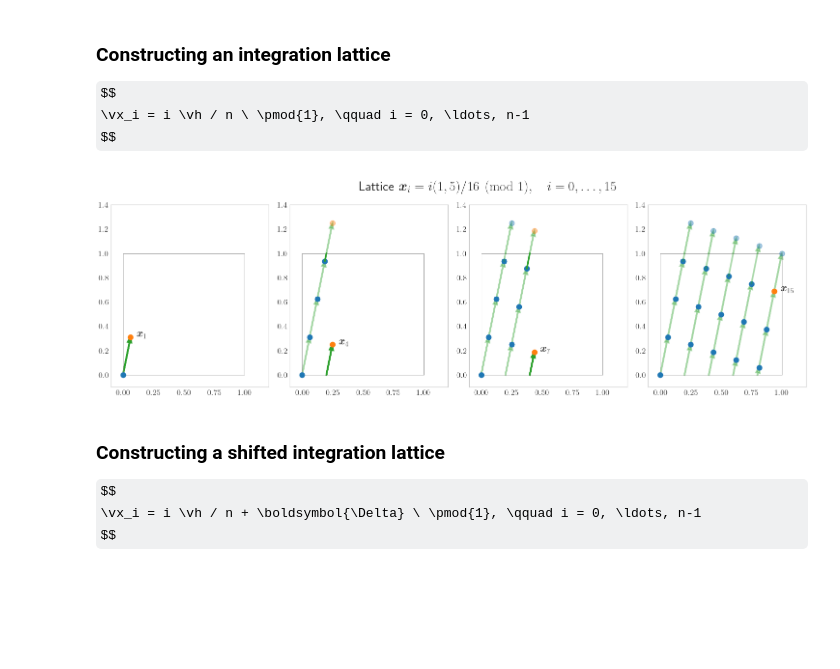
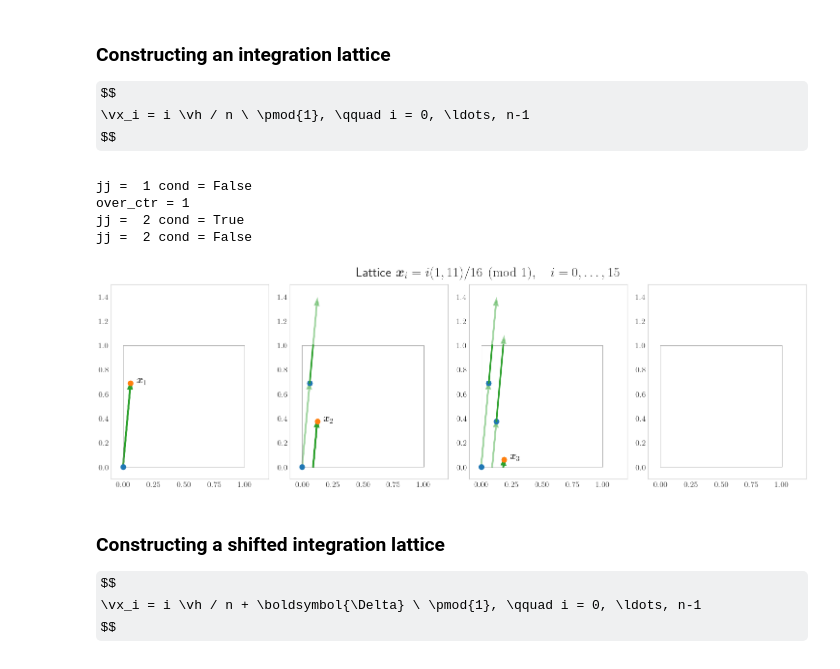
Before and after one commit to QMCSoftware/QMCSoftware, a Jupyter notebook: demos/talk_paper_demos/MCQMC2024Tutorial/MCQMC2024Tutorial.ipynb, the cells around one changed output. Saved outputs shown, nothing was run; the diff lists cells and outputs as text; code cells hidden in the pictures; some formulas as TeX source; blank space fills up the shorter version.

```diff
--- a/demos/talk_paper_demos/MCQMC2024Tutorial/MCQMC2024Tutorial.ipynb
+++ b/demos/talk_paper_demos/MCQMC2024Tutorial/MCQMC2024Tutorial.ipynb
@@ -133,9 +139,11 @@ $$
 \vx_i = i \vh / n \ \pmod{1}, \qquad i = 0, \ldots, n-1
 $$
 # %%
-h_gen = np.array([1, 5, 3])
+h_gen = np.array([1, 11])
 n = 16
-x_lat = np.mod(np.arange(0,n).reshape(n,1)*h_gen.reshape(1,3)/n,1)
+d = h_gen.size
+x_lat = np.mod(np.arange(0,n).reshape(n,1)*h_gen.reshape(1,d)/n,1)
+#x_lat = qp.Lattice(d,randomize = False).gen_samples(n)
 dot_size = 15
 line_width = 2.5
 al_fade = 0.4
@@ -146,7 +154,7 @@ n_plt = 4
 fig, ax = plt.subplots(1,n_plt,figsize = (15,5))
 for ii in range(n_plt):
     ax[ii].set_xlim([-0.1, 1.2])
-    ax[ii].set_ylim([-0.1, 1.4])
+    ax[ii].set_ylim([-0.1, 1.5])
     ax[ii].set_aspect(1)
     ax[ii].grid(False)
     ax[ii].plot([0,0,1,1,0],[0,1,1,0,0], linewidth = 0.5, color = "gray")
@@ -156,16 +164,53 @@ ax[0].plot(x_lat[1,0],x_lat[1,1],'.',markersize = dot_size)
 ax[0].arrow(x_lat[0,0],x_lat[0,1],h_gen[0]/n,h_gen[1]/n,**arrow_style)
 ax[0].annotate(f"$\\boldsymbol{{x}}_1$",(x_lat[1,0]+x_off,x_lat[1,1]), fontsize = an_ft)
 
-ax[1].plot(x_lat[:4,0],x_lat[:4,1],'.',markersize = dot_size)
-ax[1].plot(x_lat[4,0],x_lat[4,1],'.',markersize = dot_size, color = color_cycle[1])
-ax[1].plot(x_lat[4,0],x_lat[4,1]+1,'.',markersize = dot_size, color = color_cycle[1], alpha = al_fade)
-for ii in range(3):
-    ax[1].arrow(x_lat[ii,0],x_lat[ii,1],h_gen[0]/n,h_gen[1]/n,alpha = al_fade,**arrow_style)
-xcross = x_lat[3,0]+(1.-x_lat[3,1])*h_gen[0]/h_gen[1]
-ax[1].plot([x_lat[3,0],xcross],[x_lat[3,1],1],'-',color = color_cycle[2],linewidth = line_width)
-ax[1].arrow(xcross,1,x_lat[4,0]-xcross,x_lat[4,1],alpha = al_fade,**arrow_style)
-ax[1].arrow(xcross,0,x_lat[4,0]-xcross,x_lat[4,1],**arrow_style)
-ax[1].annotate(f"$\\boldsymbol{{x}}_4$",(x_lat[4,0]+x_off,x_lat[4,1]), fontsize = an_ft)
+
+for jj in range(1,3):  #next three plots
+    over_ctr = 0  #how many times higher than one
+    ax[jj].plot(x_lat[0,0],x_lat[0,1],'.',color = color_cycle[0], markersize = dot_size) #plot the origin
+    x_next_vert = x_lat[0,1]+h_gen[1]/n  #how high the next will go
+    kk = 1  #next is the first point
+    while (over_ctr < jj) or ((jj == 3) & (kk < n-1)) :
+        while x_next_vert < 1:  #as long as the next point does not go to high
+            ax[jj].plot(x_lat[kk,0],x_lat[kk,1],'.',color = color_cycle[0], markersize = dot_size)
+            ax[jj].arrow(x_lat[kk-1,0],x_lat[kk-1,1],h_gen[0]/n,h_gen[1]/n,alpha = al_fade,**arrow_style)
+            x_next_vert = x_lat[kk,1]+h_gen[1]/n
+            kk += 1
+        over_ctr +=1
+        if over_ctr < jj:
+            print("over_ctr =",over_ctr)
+            xcross = x_lat[kk-1,0]+(1.-x_lat[kk-1,1])*h_gen[0]/h_gen[1]
+            ax[jj].plot([x_lat[kk-1,0],xcross],[x_lat[kk-1,1],1],'-',color = color_cycle[2],linewidth = line_width)
+            ax[jj].arrow(xcross,1,x_lat[kk,0]-xcross,x_lat[kk,1],alpha = al_fade,**arrow_style)
+            ax[jj].arrow(xcross,0,x_lat[kk,0]-xcross,x_lat[kk,1],alpha = al_fade,**arrow_style)
+            ax[jj].plot(x_lat[kk,0],x_lat[kk,1],'.',color = color_cycle[0], markersize = dot_size)
+            x_next_vert = x_lat[kk,1]+h_gen[1]/n
+            kk += 1
+        print("jj = ",jj,"cond =",(over_ctr < jj) or ((jj == 4) & (kk < n-1)))
+    xcross = x_lat[kk-1,0]+(1.-x_lat[kk-1,1])*h_gen[0]/h_gen[1]
+    ax[jj].plot(x_lat[kk,0],x_lat[kk,1],'.',color = color_cycle[1], markersize = dot_size)
+    ax[jj].plot([x_lat[kk-1,0],xcross],[x_lat[kk-1,1],1],'-',color = color_cycle[2],linewidth = line_width)
+    ax[jj].arrow(xcross,1,x_lat[kk,0]-xcross,x_lat[kk,1],alpha = al_fade,**arrow_style)
+    ax[jj].arrow(xcross,0,x_lat[kk,0]-xcross,x_lat[kk,1],**arrow_style)
+    ax[jj].annotate(f"$\\boldsymbol{{x}}_{{{kk}}}$",(x_lat[kk,0]+x_off,x_lat[kk,1]), fontsize = an_ft)
+    x_next_vert = x_lat[kk,1]+h_gen[1]/n
+    kk += 1
+
+
+
+
+'''
+    wh_over = wh_over_list[jj]
+    ax[jj].plot(x_lat[:wh_over,0],x_lat[:wh_over,1],'.',markersize = dot_size)
+    ax[jj].plot(x_lat[wh_over,0],x_lat[wh_over,1],'.',markersize = dot_size, color = color_cycle[1])
+    ax[jj].plot(x_lat[wh_over,0],x_lat[wh_over,1]+1,'.',markersize = dot_size, color = color_cycle[1], alpha = al_fade)
+    for ii in range(wh_over-1):
+        ax[1].arrow(x_lat[ii,0],x_lat[ii,1],h_gen[0]/n,h_gen[1]/n,alpha = al_fade,**arrow_style)
+    xcross = x_lat[wh_over-1,0]+(1.-x_lat[wh_over-1,1])*h_gen[0]/h_gen[1]
+    ax[jj].plot([x_lat[wh_over-1,0],xcross],[x_lat[wh_over-1,1],1],'-',color = color_cycle[2],linewidth = line_width)
+    ax[jj].arrow(xcross,1,x_lat[wh_over,0]-xcross,x_lat[wh_over,1],alpha = al_fade,**arrow_style)
+    ax[jj].arrow(xcross,0,x_lat[wh_over,0]-xcross,x_lat[wh_over,1],**arrow_style)
+    ax[jj].annotate(f"$\\boldsymbol{{x}}_{{{wh_over}}}$",(x_lat[wh_over,0]+x_off,x_lat[wh_over,1]), fontsize = an_ft)
 
 ax[2].plot(x_lat[:7,0],x_lat[:7,1],'.',markersize = dot_size)
 ax[2].plot(x_lat[7,0],x_lat[7,1],'.',markersize = dot_size, color = color_cycle[1])
@@ -175,34 +220,40 @@ for ii in [0, 1, 2, 4, 5]:
     ax[2].arrow(x_lat[ii,0],x_lat[ii,1],h_gen[0]/n,h_gen[1]/n,alpha = al_fade,**arrow_style)
 xcross = x_lat[3,0]+(1.-x_lat[3,1])*h_gen[0]/h_gen[1]
 ax[2].plot([x_lat[3,0],xcross],[x_lat[3,1],1],'-',color = color_cycle[2],alpha = al_fade,linewidth = line_width)
 ax[2].arrow(xcross,1,x_lat[4,0]-xcross,x_lat[4,1],alpha = al_fade,**arrow_style)
 ax[2].arrow(xcross,0,x_lat[4,0]-xcross,x_lat[4,1],alpha = al_fade,**arrow_style)
 xcross = x_lat[6,0]+(1.-x_lat[6,1])*h_gen[0]/h_gen[1]
 ax[2].plot([x_lat[6,0],xcross],[x_lat[6,1],1],'-',color = color_cycle[2],linewidth = line_width)
 ax[2].arrow(xcross,1,x_lat[7,0]-xcross,x_lat[7,1],alpha = al_fade,**arrow_style)
 ax[2].arrow(xcross,0,x_lat[7,0]-xcross,x_lat[7,1],**arrow_style)
 ax[2].annotate(f"$\\boldsymbol{{x}}_7$",(x_lat[7,0]+x_off,x_lat[7,1]), fontsize = an_ft)
 
+
 ax[-1].plot(x_lat[:-1,0],x_lat[:-1,1],'.',markersize = dot_size);
 ax[-1].plot(x_lat[-1,0],x_lat[-1,1],'.',markersize = dot_size, color = color_cycle[1]);
 for ii in [0, 1, 2, 4, 5, 7, 8, 10, 11, 13, 14, 15]:
     ax[3].arrow(x_lat[ii,0],x_lat[ii,1],h_gen[0]/n,h_gen[1]/n,alpha = al_fade,**arrow_style)
 ax[3].plot(x_lat[[4,7,10,13],0],x_lat[[4,7,10,13],1]+1, '.',markersize = dot_size, color = color_cycle[0], alpha = al_fade)
 ax[3].plot(1.,1. , '.',markersize = dot_size, color = color_cycle[0], alpha = al_fade)
 ax[3].annotate(f"$\\boldsymbol{{x}}_{{15}}$",(x_lat[15,0]+x_off,x_lat[15,1]), fontsize = an_ft)
 for ii in [3, 6, 9, 12]:
     xcross = x_lat[ii,0]+(1.-x_lat[ii,1])*h_gen[0]/h_gen[1]
     ax[3].plot([x_lat[ii,0],xcross],[x_lat[ii,1],1],'-',color = color_cycle[2],alpha = al_fade,linewidth = line_width)
     ax[3].arrow(xcross,1,x_lat[ii+1,0]-xcross,x_lat[ii+1,1],alpha = al_fade,**arrow_style)
     ax[3].arrow(xcross,0,x_lat[ii+1,0]-xcross,x_lat[ii+1,1],alpha = al_fade,**arrow_style)
 
 #ax[0].arrow(x_lat[0,0],x_lat[0,1],x_lat[1,0],x_lat[1,1])
+'''
 
 fig.text(0.55,0.95,f"Lattice $\\boldsymbol{{x}}_i = i ({h_gen[0]},{h_gen[1]})/{n} \\pmod{{1}}, \\quad i = 0, \\ldots, {n-1}$", ha = 'center', va = 'center', fontsize = 20)
 if savefigs:
         fig.savefig(figpath+f"{n:.0f}_lattice_construct_d{d:.0f}."+imgfrmt,format=imgfrmt)
 # %% [output]
+jj =  1 cond = False
+over_ctr = 1
+jj =  2 cond = True
+jj =  2 cond = False
-[figure, old version]
+[figure, new version]
 # %% [markdown]
 ### Constructing a shifted integration lattice
 $$
```
Also changed, not shown: parts of 10 cells of this notebook, 1 other file.
